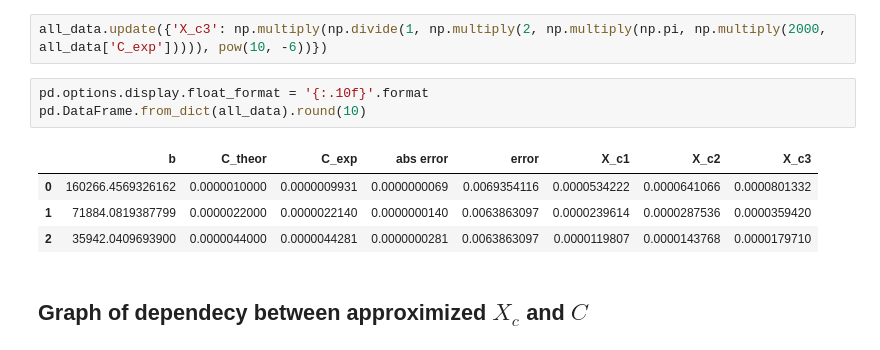
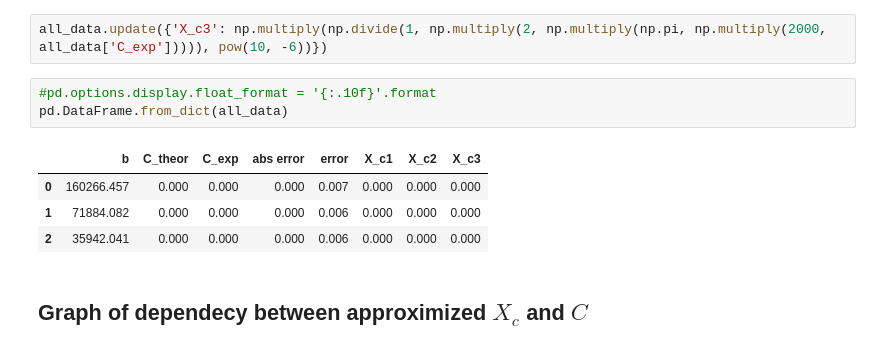
Before and after one commit to nastyabekesheva/labs, a Jupyter notebook: Math/Physics/physics_labs_v1.ipynb, the cells around one changed output. Drawn from its saved outputs; the diff is of its cells as text.

```diff
--- a/Math/Physics/physics_labs_v1.ipynb
+++ b/Math/Physics/physics_labs_v1.ipynb
@@ -995,13 +995,13 @@ all_data.update({'X_c2': np.multiply(np.divide(1, np.multiply(2, np.multiply(np.
 # %%
 all_data.update({'X_c3': np.multiply(np.divide(1, np.multiply(2, np.multiply(np.pi, np.multiply(2000, all_data['C_exp'])))), pow(10, -6))})
 # %%
-pd.options.display.float_format = '{:.10f}'.format
-pd.DataFrame.from_dict(all_data).round(10)
+#pd.options.display.float_format = '{:.10f}'.format
+pd.DataFrame.from_dict(all_data)
 # %% [output]
 |  | b | C_theor | C_exp | abs error | error | X_c1 | X_c2 | X_c3 |
-| 0 | 160266.4569326162 | 0.0000010000 | 0.0000009931 | 0.0000000069 | 0.0069354116 | 0.0000534222 | 0.0000641066 | 0.0000801332 |
-| 1 | 71884.0819387799 | 0.0000022000 | 0.0000022140 | 0.0000000140 | 0.0063863097 | 0.0000239614 | 0.0000287536 | 0.0000359420 |
-| 2 | 35942.0409693900 | 0.0000044000 | 0.0000044281 | 0.0000000281 | 0.0063863097 | 0.0000119807 | 0.0000143768 | 0.0000179710 |
+| 0 | 160266.457 | 0.000 | 0.000 | 0.000 | 0.007 | 0.000 | 0.000 | 0.000 |
+| 1 | 71884.082 | 0.000 | 0.000 | 0.000 | 0.006 | 0.000 | 0.000 | 0.000 |
+| 2 | 35942.041 | 0.000 | 0.000 | 0.000 | 0.006 | 0.000 | 0.000 | 0.000 |
 # %% [markdown]
 ## Graph of dependecy between approximized $X_c$ and $C$
 # %%
```
Also changed, not shown: parts of 1 cell of this notebook.
